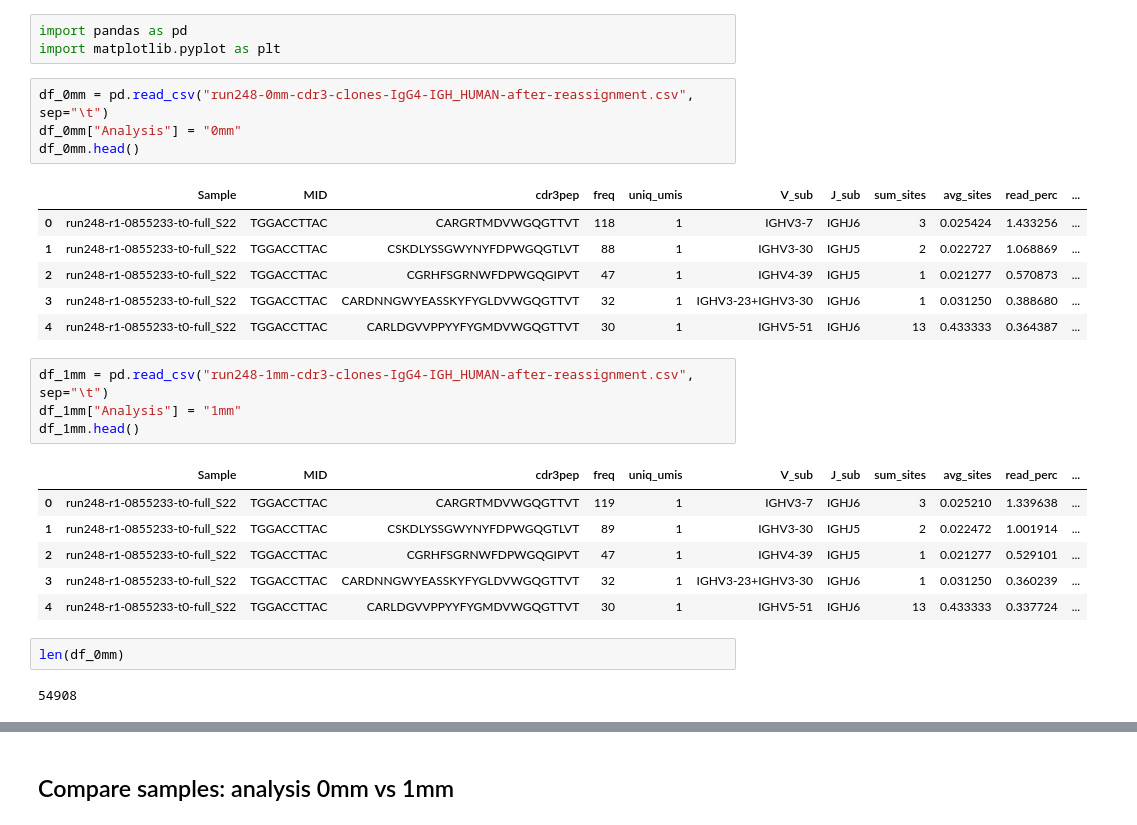
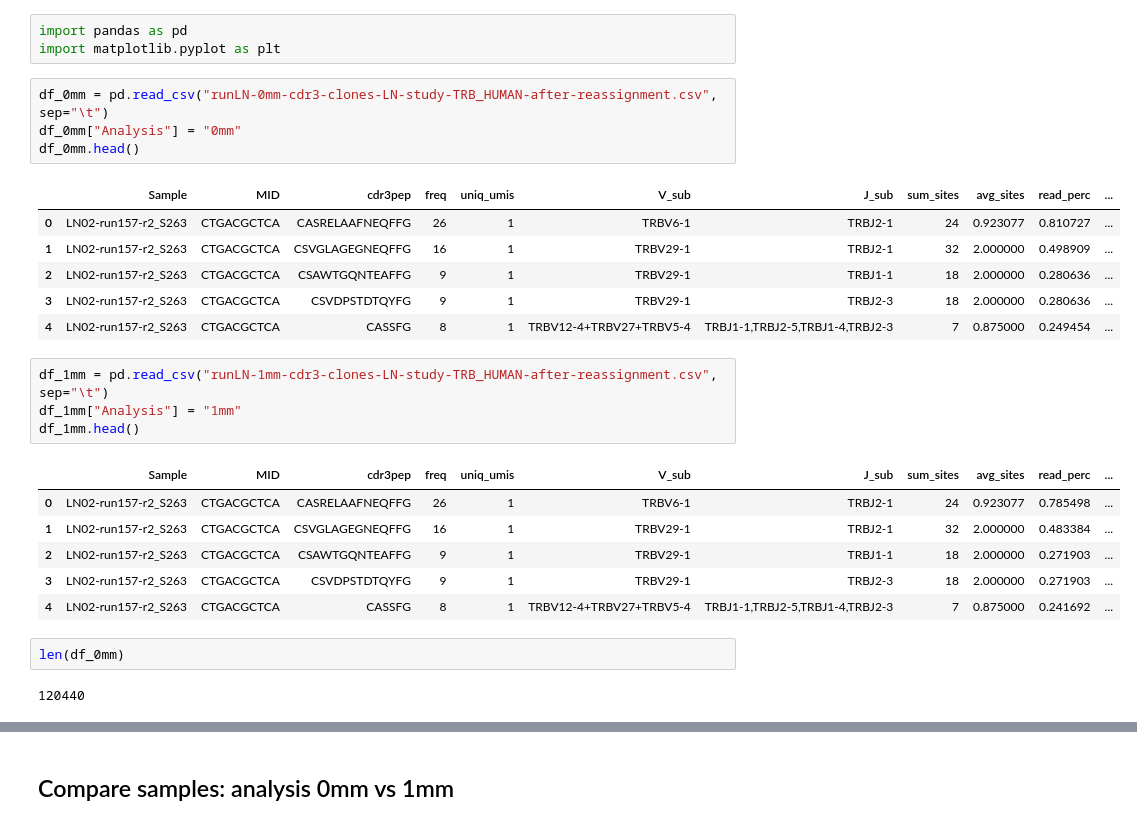
Before and after one commit to EDS-Bioinformatics-Laboratory/reseda, a Jupyter notebook: NOTEBOOKS/Compare0mmWith1mm.ipynb, the cells around one changed output, grey strips where cells are left out. Drawn from its saved outputs; the diff is of its cells as text.

```diff
--- a/NOTEBOOKS/Compare0mmWith1mm.ipynb
+++ b/NOTEBOOKS/Compare0mmWith1mm.ipynb
@@ -2,31 +2,31 @@
 import pandas as pd
 import matplotlib.pyplot as plt
 # %%
-df_0mm = pd.read_csv("run248-0mm-cdr3-clones-IgG4-IGH_HUMAN-after-reassignment.csv", sep="\t")
+df_0mm = pd.read_csv("runLN-0mm-cdr3-clones-LN-study-TRB_HUMAN-after-reassignment.csv", sep="\t")
 df_0mm["Analysis"] = "0mm"
 df_0mm.head()
 # %% [output]
 |  | Sample | MID | cdr3pep | freq | uniq_umis | V_sub | J_sub | sum_sites | avg_sites | read_perc | ... |
-| 0 | run248-r1-0855233-t0-full_S22 | TGGACCTTAC | CARGRTMDVWGQGTTVT | 118 | 1 | IGHV3-7 | IGHJ6 | 3 | 0.025424 | 1.433256 | ... |
-| 1 | run248-r1-0855233-t0-full_S22 | TGGACCTTAC | CSKDLYSSGWYNYFDPWGQGTLVT | 88 | 1 | IGHV3-30 | IGHJ5 | 2 | 0.022727 | 1.068869 | ... |
-| 2 | run248-r1-0855233-t0-full_S22 | TGGACCTTAC | CGRHFSGRNWFDPWGQGIPVT | 47 | 1 | IGHV4-39 | IGHJ5 | 1 | 0.021277 | 0.570873 | ... |
-| 3 | run248-r1-0855233-t0-full_S22 | TGGACCTTAC | CARDNNGWYEASSKYFYGLDVWGQGTTVT | 32 | 1 | IGHV3-23+IGHV3-30 | IGHJ6 | 1 | 0.031250 | 0.388680 | ... |
-| 4 | run248-r1-0855233-t0-full_S22 | TGGACCTTAC | CARLDGVVPPYYFYGMDVWGQGTTVT | 30 | 1 | IGHV5-51 | IGHJ6 | 13 | 0.433333 | 0.364387 | ... |
+| 0 | LN02-run157-r2_S263 | CTGACGCTCA | CASRELAAFNEQFFG | 26 | 1 | TRBV6-1 | TRBJ2-1 | 24 | 0.923077 | 0.810727 | ... |
+| 1 | LN02-run157-r2_S263 | CTGACGCTCA | CSVGLAGEGNEQFFG | 16 | 1 | TRBV29-1 | TRBJ2-1 | 32 | 2.000000 | 0.498909 | ... |
+| 2 | LN02-run157-r2_S263 | CTGACGCTCA | CSAWTGQNTEAFFG | 9 | 1 | TRBV29-1 | TRBJ1-1 | 18 | 2.000000 | 0.280636 | ... |
+| 3 | LN02-run157-r2_S263 | CTGACGCTCA | CSVDPSTDTQYFG | 9 | 1 | TRBV29-1 | TRBJ2-3 | 18 | 2.000000 | 0.280636 | ... |
+| 4 | LN02-run157-r2_S263 | CTGACGCTCA | CASSFG | 8 | 1 | TRBV12-4+TRBV27+TRBV5-4 | TRBJ1-1,TRBJ2-5,TRBJ1-4,TRBJ2-3 | 7 | 0.875000 | 0.249454 | ... |
 # %%
-df_1mm = pd.read_csv("run248-1mm-cdr3-clones-IgG4-IGH_HUMAN-after-reassignment.csv", sep="\t")
+df_1mm = pd.read_csv("runLN-1mm-cdr3-clones-LN-study-TRB_HUMAN-after-reassignment.csv", sep="\t")
 df_1mm["Analysis"] = "1mm"
 df_1mm.head()
 # %% [output]
 |  | Sample | MID | cdr3pep | freq | uniq_umis | V_sub | J_sub | sum_sites | avg_sites | read_perc | ... |
-| 0 | run248-r1-0855233-t0-full_S22 | TGGACCTTAC | CARGRTMDVWGQGTTVT | 119 | 1 | IGHV3-7 | IGHJ6 | 3 | 0.025210 | 1.339638 | ... |
-| 1 | run248-r1-0855233-t0-full_S22 | TGGACCTTAC | CSKDLYSSGWYNYFDPWGQGTLVT | 89 | 1 | IGHV3-30 | IGHJ5 | 2 | 0.022472 | 1.001914 | ... |
-| 2 | run248-r1-0855233-t0-full_S22 | TGGACCTTAC | CGRHFSGRNWFDPWGQGIPVT | 47 | 1 | IGHV4-39 | IGHJ5 | 1 | 0.021277 | 0.529101 | ... |
-| 3 | run248-r1-0855233-t0-full_S22 | TGGACCTTAC | CARDNNGWYEASSKYFYGLDVWGQGTTVT | 32 | 1 | IGHV3-23+IGHV3-30 | IGHJ6 | 1 | 0.031250 | 0.360239 | ... |
-| 4 | run248-r1-0855233-t0-full_S22 | TGGACCTTAC | CARLDGVVPPYYFYGMDVWGQGTTVT | 30 | 1 | IGHV5-51 | IGHJ6 | 13 | 0.433333 | 0.337724 | ... |
+| 0 | LN02-run157-r2_S263 | CTGACGCTCA | CASRELAAFNEQFFG | 26 | 1 | TRBV6-1 | TRBJ2-1 | 24 | 0.923077 | 0.785498 | ... |
+| 1 | LN02-run157-r2_S263 | CTGACGCTCA | CSVGLAGEGNEQFFG | 16 | 1 | TRBV29-1 | TRBJ2-1 | 32 | 2.000000 | 0.483384 | ... |
+| 2 | LN02-run157-r2_S263 | CTGACGCTCA | CSAWTGQNTEAFFG | 9 | 1 | TRBV29-1 | TRBJ1-1 | 18 | 2.000000 | 0.271903 | ... |
+| 3 | LN02-run157-r2_S263 | CTGACGCTCA | CSVDPSTDTQYFG | 9 | 1 | TRBV29-1 | TRBJ2-3 | 18 | 2.000000 | 0.271903 | ... |
+| 4 | LN02-run157-r2_S263 | CTGACGCTCA | CASSFG | 8 | 1 | TRBV12-4+TRBV27+TRBV5-4 | TRBJ1-1,TRBJ2-5,TRBJ1-4,TRBJ2-3 | 7 | 0.875000 | 0.241692 | ... |
 # %%
 len(df_0mm)
 # %% [output]
-54908
+120440
 # %%
 len(df_1mm)
 # %% [output]
```
Also changed, not shown: parts of 8 cells of this notebook.
